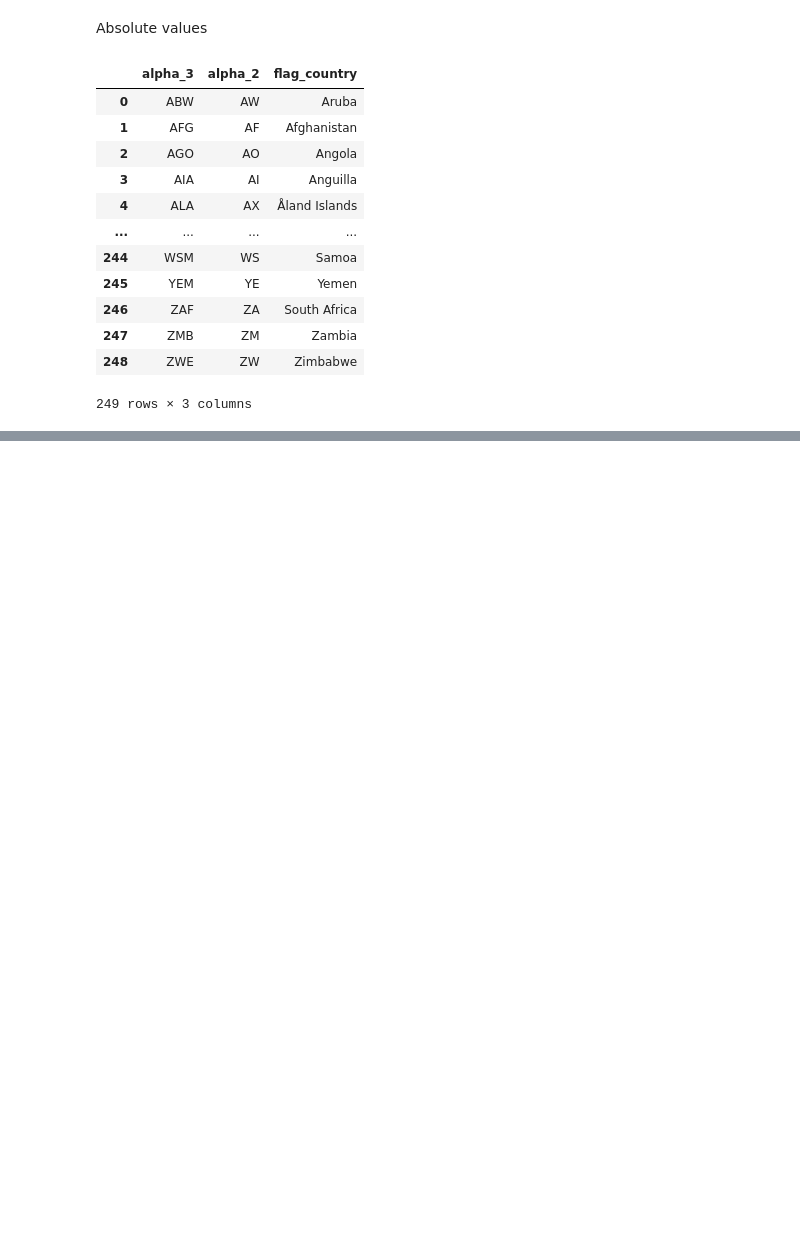
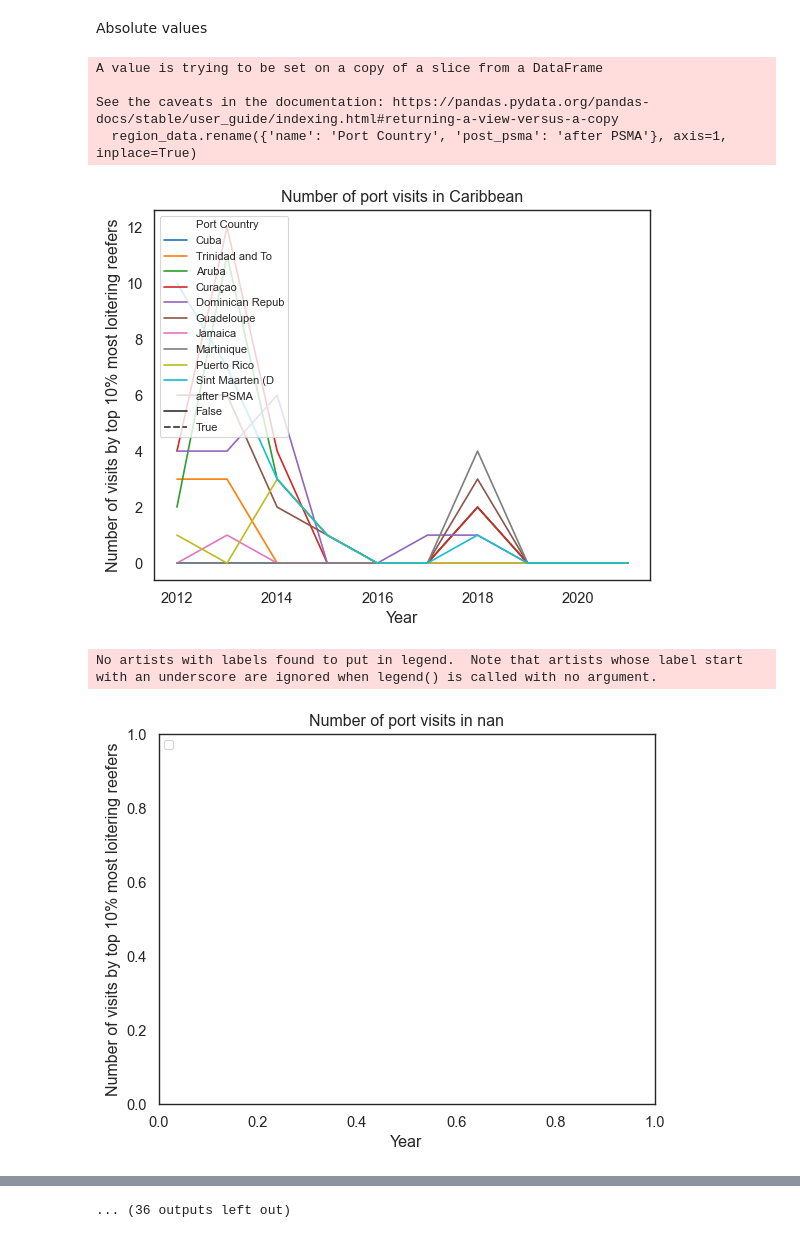
Before and after one commit to sebdodt/90739-iuu-systems-project, a Jupyter notebook: port_evaluation/eda/midterm/3_ports/psma.ipynb, the cells around one changed output, grey strips where cells are left out. Cells and saved outputs as stored; diff of their text form; code cells hidden in the pictures; blank space fills up the shorter version.

```diff
--- a/port_evaluation/eda/midterm/3_ports/psma.ipynb
+++ b/port_evaluation/eda/midterm/3_ports/psma.ipynb
@@ -109,23 +113,5 @@ plt.show()
 [figure]
 # %% [markdown]
 Absolute values
-# %%
-country_data = [[country.alpha_3, country.alpha_2, country.name] for country in pycountry.countries]
-country_data = pd.DataFrame(country_data, columns=['alpha_3', 'alpha_2', 'flag_country'])
-
-
-pycountry_convert.country_alpha2_to_continent_code
-# %% [output]
-|  | alpha_3 | alpha_2 | flag_country |
-| 0 | ABW | AW | Aruba |
-| 1 | AFG | AF | Afghanistan |
-| 2 | AGO | AO | Angola |
-| 3 | AIA | AI | Anguilla |
-| 4 | ALA | AX | Åland Islands |
-| ... | ... | ... | ... |
-| 244 | WSM | WS | Samoa |
-| 245 | YEM | YE | Yemen |
-| 246 | ZAF | ZA | South Africa |
-| 247 | ZMB | ZM | Zambia |
-| 248 | ZWE | ZW | Zimbabwe |
-249 rows × 3 columns
+# %%
+regions = pd.read_csv('/Users/sebastiandodt/OneDrive/Uni/Carnegie Mellon University/Modules/2022 Fall/Systems Project/Coding/90739-iuu-systems-project/port_evaluation/data/input/regions/regions.csv')
@@ -131,0 +127,45 @@ pycountry_convert.country_alpha2_to_continent_code
+# %%
+yearly_data = port_visit_top10.groupby(['flag', 'year'])[['event_id']].nunique().reset_index()
+all_combinations = pd.DataFrame(list(product(yearly_data['flag'].unique(), yearly_data['year'].unique())), columns=['flag', 'year'])
+yearly_data = all_combinations.merge(yearly_data, on=['flag', 'year'], how = 'left')
+yearly_data['event_id'].fillna(0, inplace=True)
+# %%
+def plot_region(region_data, subregion):
+    region_data = region_data.loc[region_data['year']<2022,:]
+    region_data.rename({'name': 'Port Country', 'post_psma': 'after PSMA'}, axis=1, inplace=True)
+    sns.lineplot(region_data,x='year', y='event_id', hue='Port Country', style='after PSMA', legend=True)
+    plt.title('Number of port visits in {region}'.format(region=subregion))
+    plt.xlabel('Year')
+    plt.ylabel('Number of visits by top 10% most loitering reefers')
+    if subregion == 'Sub-Saharan Africa':
+        fontsize = 5
+    else:
+        fontsize = 8
+    plt.legend(loc='upper left', fontsize=fontsize)
+    plt.savefig(wd + 'port_evaluation/output/PSMA_regional/psma_{region}.png'
+        .format(region=subregion),
+        dpi=500)
+    plt.show()
+# %%
+types = ['intermediate-region', 'sub-region']
+for reg_type in types:
+    subregions = country_data[reg_type].unique()
+    for subregion in subregions:
+        if subregion not in ['Central Asia', 'Middle Africa', 'Channel Islands']:
+            region_data = yearly_data.loc[yearly_data['flag'].isin(country_data.loc[country_data[reg_type]==subregion,'alpha_3']),:]
+            region_data = region_data.merge(psma_entry, left_on='flag', right_on='Country', how='left')
+            region_data = region_data.merge(country_data, left_on='flag', right_on='alpha_3', how='left')
+            region_data['years_since_psma'] = region_data['year'] - region_data['rat_year']
+            region_data['post_psma'] = region_data['years_since_psma'] >= 0
+            rat_year = region_data.loc[region_data['years_since_psma'] == 0,:].copy()
+            rat_year.loc[:, 'post_psma'] = False
+            region_data = pd.concat((rat_year, region_data), ignore_index=False)
+            plot_region(region_data, subregion)
+# %% [output]
+A value is trying to be set on a copy of a slice from a DataFrame
+
+See the caveats in the documentation: https://pandas.pydata.org/pandas-docs/stable/user_guide/indexing.html#returning-a-view-versus-a-copy
+  region_data.rename({'name': 'Port Country', 'post_psma': 'after PSMA'}, axis=1, inplace=True)
+[figure, added]
+No artists with labels found to put in legend.  Note that artists whose label start with an underscore are ignored when legend() is called with no argument.
+[figure, added]
@@ -131,0 +192 @@ pycountry_convert.country_alpha2_to_continent_code
+... (36 outputs left out)
```
Also changed, not shown: parts of 9 cells of this notebook, 31 other files.
